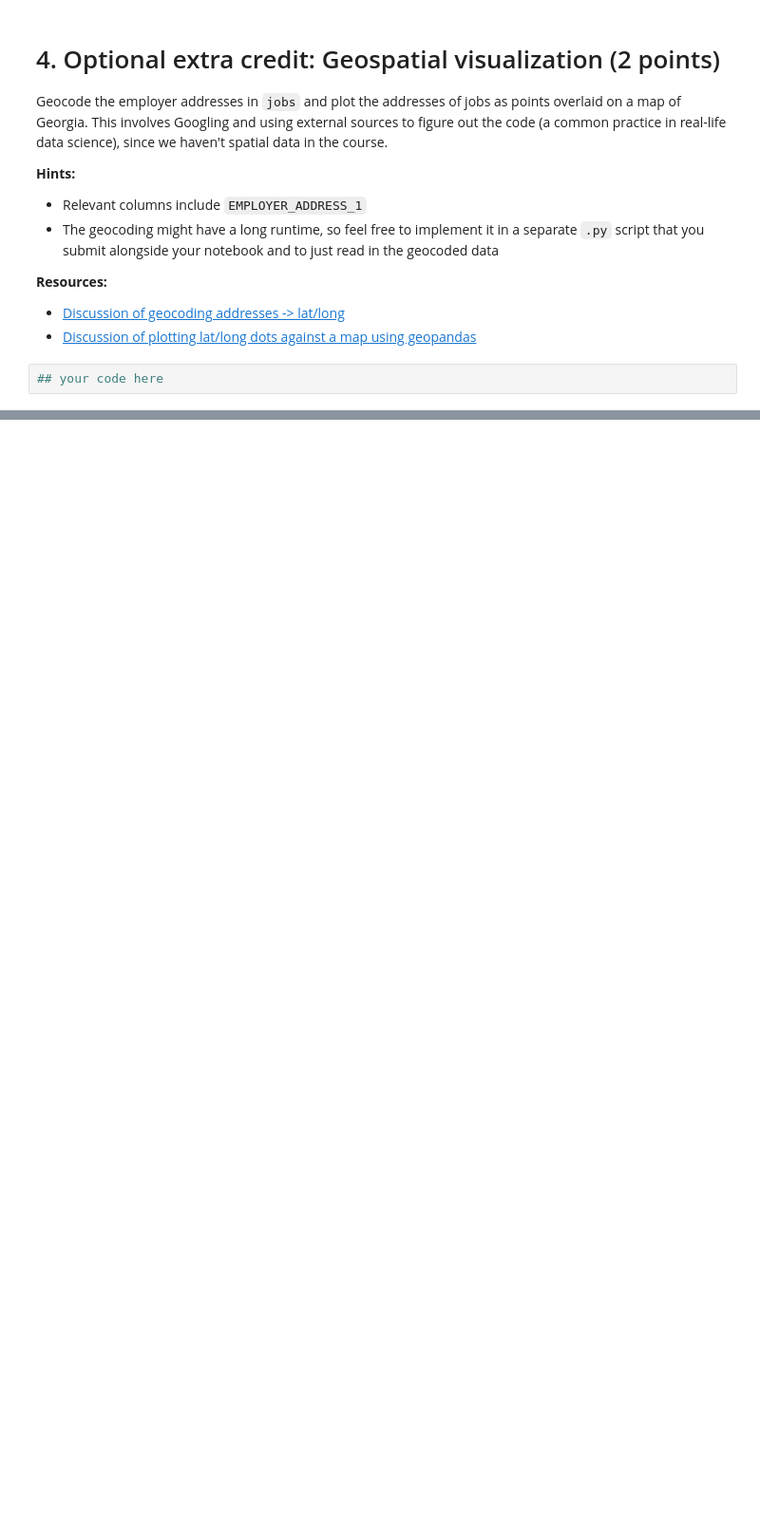
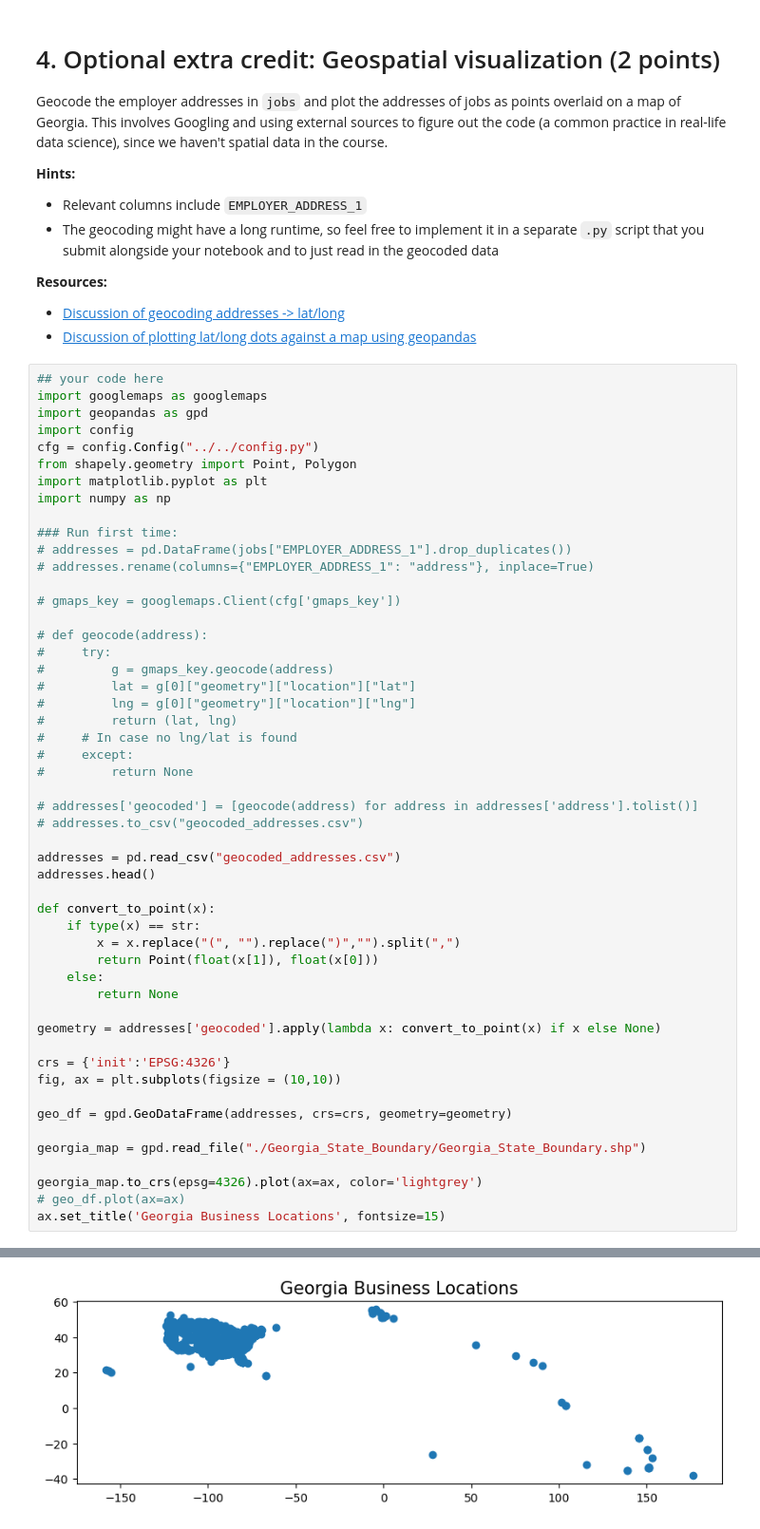
Before and after one commit to alexcraig043/qss-20, a Jupyter notebook: problemsets/pset3/pset3_f0055yb_f005g0v.ipynb, the cells around one changed output, grey strips where cells are left out. Shown at 95% size. Cells and saved outputs as stored; diff of their text form; blank space fills up the shorter version.

```diff
--- a/problemsets/pset3/pset3_f0055yb_f005g0v.ipynb
+++ b/problemsets/pset3/pset3_f0055yb_f005g0v.ipynb
@@ -626,5 +725,55 @@ Geocode the employer addresses in `jobs` and plot the addresses of jobs as point
 **Resources:**
 - [Discussion of geocoding addresses -> lat/long](https://www.natasshaselvaraj.com/a-step-by-step-guide-on-geocoding-in-python/)
 - [Discussion of plotting lat/long dots against a map using geopandas](https://towardsdatascience.com/plotting-maps-with-geopandas-428c97295a73)
-# %%
-## your code here
+# %%
+## your code here
+import googlemaps as googlemaps
+import geopandas as gpd
+import config
+cfg = config.Config("../../config.py")
+from shapely.geometry import Point, Polygon
+import matplotlib.pyplot as plt
+import numpy as np
+
+### Run first time:
+# addresses = pd.DataFrame(jobs["EMPLOYER_ADDRESS_1"].drop_duplicates())
+# addresses.rename(columns={"EMPLOYER_ADDRESS_1": "address"}, inplace=True)
+
+# gmaps_key = googlemaps.Client(cfg['gmaps_key'])
+
+# def geocode(address):
+#     try:
+#         g = gmaps_key.geocode(address)
+#         lat = g[0]["geometry"]["location"]["lat"]
+#         lng = g[0]["geometry"]["location"]["lng"]
+#         return (lat, lng)
+#     # In case no lng/lat is found
+#     except:
+#         return None
+
+# addresses['geocoded'] = [geocode(address) for address in addresses['address'].tolist()]
+# addresses.to_csv("geocoded_addresses.csv")
+
+addresses = pd.read_csv("geocoded_addresses.csv")
+addresses.head()
+
+def convert_to_point(x):
+    if type(x) == str:
+        x = x.replace("(", "").replace(")","").split(",")
+        return Point(float(x[1]), float(x[0]))
+    else:
+        return None
+
+geometry = addresses['geocoded'].apply(lambda x: convert_to_point(x) if x else None)
+
+crs = {'init':'EPSG:4326'}
+fig, ax = plt.subplots(figsize = (10,10))
+
+geo_df = gpd.GeoDataFrame(addresses, crs=crs, geometry=geometry)
+
+georgia_map = gpd.read_file("./Georgia_State_Boundary/Georgia_State_Boundary.shp")
+
+georgia_map.to_crs(epsg=4326).plot(ax=ax, color='lightgrey')
+# geo_df.plot(ax=ax)
+ax.set_title('Georgia Business Locations', fontsize=15)
+# %% [output]
@@ -630,0 +789 @@ Geocode the employer addresses in `jobs` and plot the addresses of jobs as point
+[figure, added]
```
Also changed, not shown: parts of 18 cells of this notebook, 6 other files.
